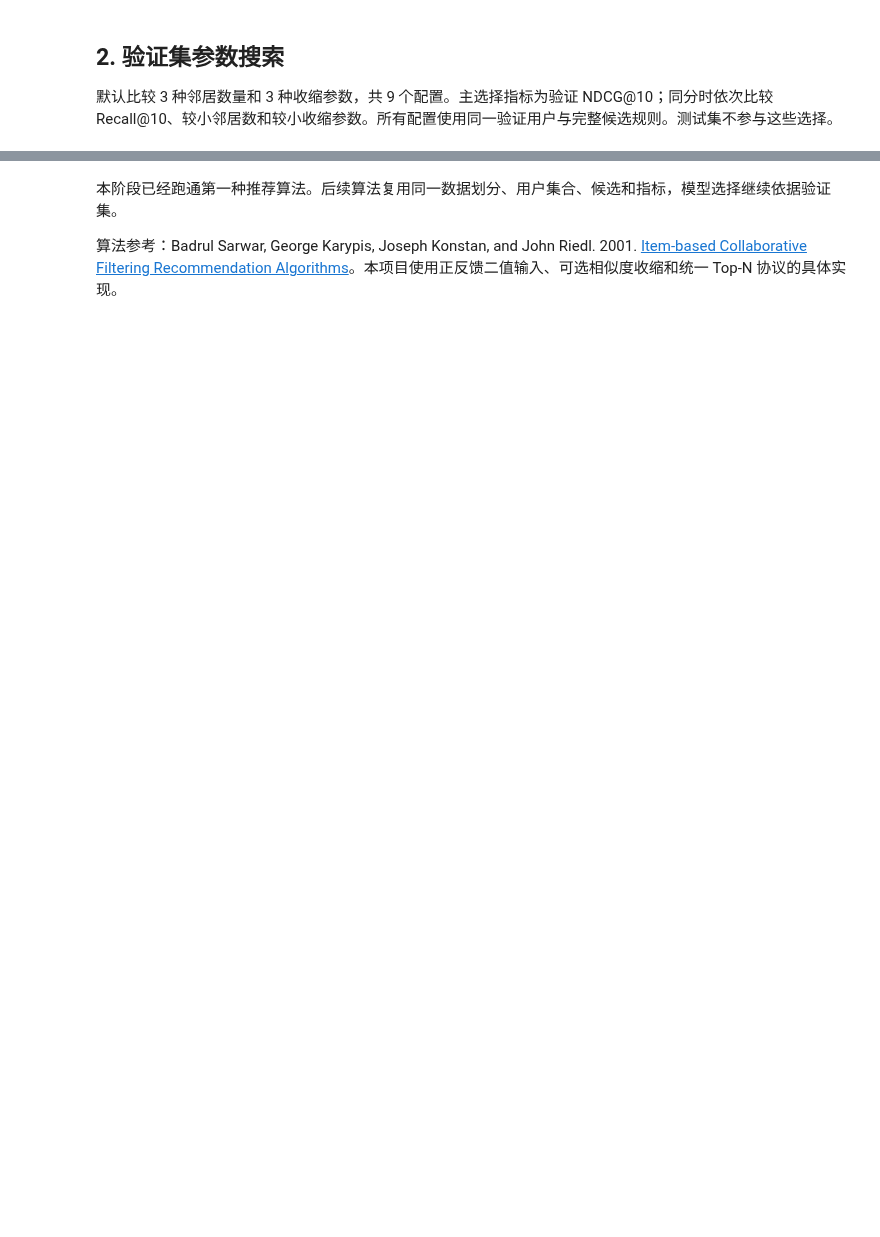
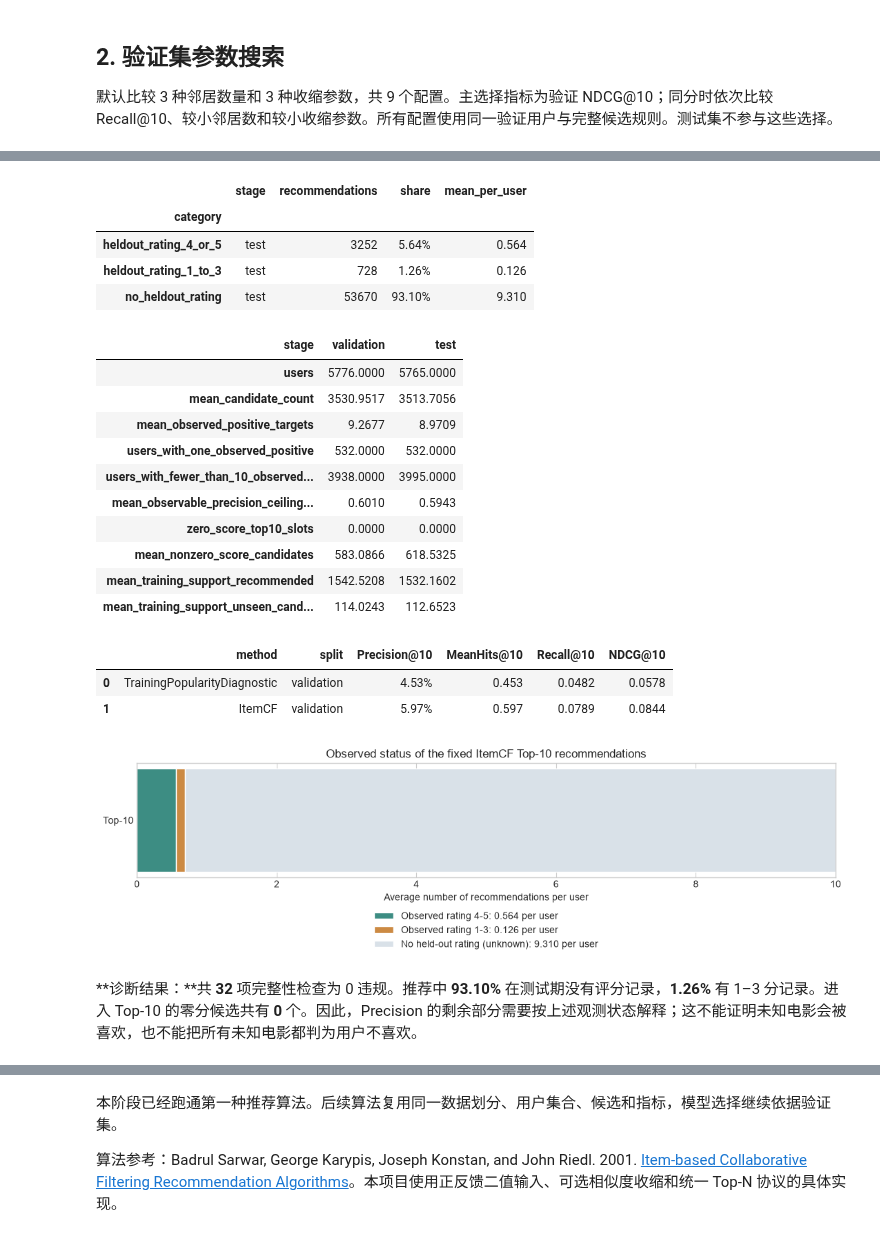
Before and after one commit to SZTU-ZBK/data_engineer_group_project, a Jupyter notebook: notebooks/02_itemcf.ipynb, the cells around one changed output, grey strips where cells are left out. Saved outputs shown, nothing was run; the diff lists cells and outputs as text; code cells hidden in the pictures; blank space fills up the shorter version.

```diff
--- a/notebooks/02_itemcf.ipynb
+++ b/notebooks/02_itemcf.ipynb
@@ -150,0 +207,43 @@ display(Markdown(
+# %%
+integrity = pd.read_csv(TABLE_DIR / 'itemcf_integrity_checks.csv')
+assert not integrity['violations'].any()
+display(integrity)
+status = pd.read_csv(TABLE_DIR / 'itemcf_recommendation_status.csv')
+test_status = status.loc[status['stage'].eq('test')].set_index('category')
+display(test_status.style.format({'share': '{:.2%}', 'mean_per_user': '{:.3f}'}))
+scope = pd.read_csv(TABLE_DIR / 'itemcf_evaluation_scope.csv').set_index('stage')
+display(scope.T.round(4))
+reference = pd.read_csv(TABLE_DIR / 'itemcf_validation_reference.csv')
+display(reference[['method', 'split', 'Precision@10', 'MeanHits@10', 'Recall@10', 'NDCG@10']]
+        .style.format({'Precision@10': '{:.2%}', 'MeanHits@10': '{:.3f}',
+                       'Recall@10': '{:.4f}', 'NDCG@10': '{:.4f}'}))
+
+labels = ['Observed rating 4-5', 'Observed rating 1-3', 'No held-out rating (unknown)']
+categories = ['heldout_rating_4_or_5', 'heldout_rating_1_to_3', 'no_heldout_rating']
+colors = ['#3d8d83', '#cc8a43', '#d9e1e8']
+fig, ax = plt.subplots(figsize=(11, 3.5))
+left = 0
+for category, label, color in zip(categories, labels, colors):
+    value = float(test_status.loc[category, 'mean_per_user'])
+    ax.barh(['Top-10'], [value], left=left, color=color,
+            label=f'{label}: {value:.3f} per user', edgecolor='white')
+    left += value
+ax.set(title='Observed status of the fixed ItemCF Top-10 recommendations',
+       xlabel='Average number of recommendations per user', xlim=(0, 10))
+ax.legend(loc='upper center', bbox_to_anchor=(0.5, -0.23), ncol=1)
+fig.tight_layout()
+fig.savefig(FIGURE_DIR / '11_itemcf_recommendation_status.png', dpi=180, bbox_inches='tight')
+plt.show()
+plt.close(fig)
+
+unknown_share = float(test_status.loc['no_heldout_rating', 'share'])
+low_share = float(test_status.loc['heldout_rating_1_to_3', 'share'])
+display(Markdown(
+    f'**诊断结果：**共 **{len(integrity)}** 项完整性检查为 0 违规。'
+    f'推荐中 **{unknown_share:.2%}** 在测试期没有评分记录，'
+    f'**{low_share:.2%}** 有 1–3 分记录。'
+    f'进入 Top-10 的零分候选共有 **{int(scope.loc["test", "zero_score_top10_slots"]):,}** 个。'
+    '因此，Precision 的剩余部分需要按上述观测状态解释；'
+    '这不能证明未知电影会被喜欢，也不能把所有未知电影都判为用户不喜欢。'
+))
+# %% [output]
@@ -151 +267,22 @@ display(Markdown(
+|  | stage | recommendations | share | mean_per_user |
+| category |  |  |  |  |
+| heldout_rating_4_or_5 | test | 3252 | 5.64% | 0.564 |
+| heldout_rating_1_to_3 | test | 728 | 1.26% | 0.126 |
+| no_heldout_rating | test | 53670 | 93.10% | 9.310 |
+| stage | validation | test |
+| users | 5776.0000 | 5765.0000 |
+| mean_candidate_count | 3530.9517 | 3513.7056 |
+| mean_observed_positive_targets | 9.2677 | 8.9709 |
+| users_with_one_observed_positive | 532.0000 | 532.0000 |
+| users_with_fewer_than_10_observed... | 3938.0000 | 3995.0000 |
+| mean_observable_precision_ceiling... | 0.6010 | 0.5943 |
+| zero_score_top10_slots | 0.0000 | 0.0000 |
+| mean_nonzero_score_candidates | 583.0866 | 618.5325 |
+| mean_training_support_recommended | 1542.5208 | 1532.1602 |
+| mean_training_support_unseen_cand... | 114.0243 | 112.6523 |
+|  | method | split | Precision@10 | MeanHits@10 | Recall@10 | NDCG@10 |
+| 0 | TrainingPopularityDiagnostic | validation | 4.53% | 0.453 | 0.0482 | 0.0578 |
+| 1 | ItemCF | validation | 5.97% | 0.597 | 0.0789 | 0.0844 |
+[figure, added]
+**诊断结果：**共 **32** 项完整性检查为 0 违规。推荐中 **93.10%** 在测试期没有评分记录，**1.26%** 有 1–3 分记录。进入 Top-10 的零分候选共有 **0** 个。因此，Precision 的剩余部分需要按上述观测状态解释；这不能证明未知电影会被喜欢，也不能把所有未知电影都判为用户不喜欢。
 # %% [markdown]
```
Also changed, not shown: parts of 16 cells of this notebook, 16 other files.
